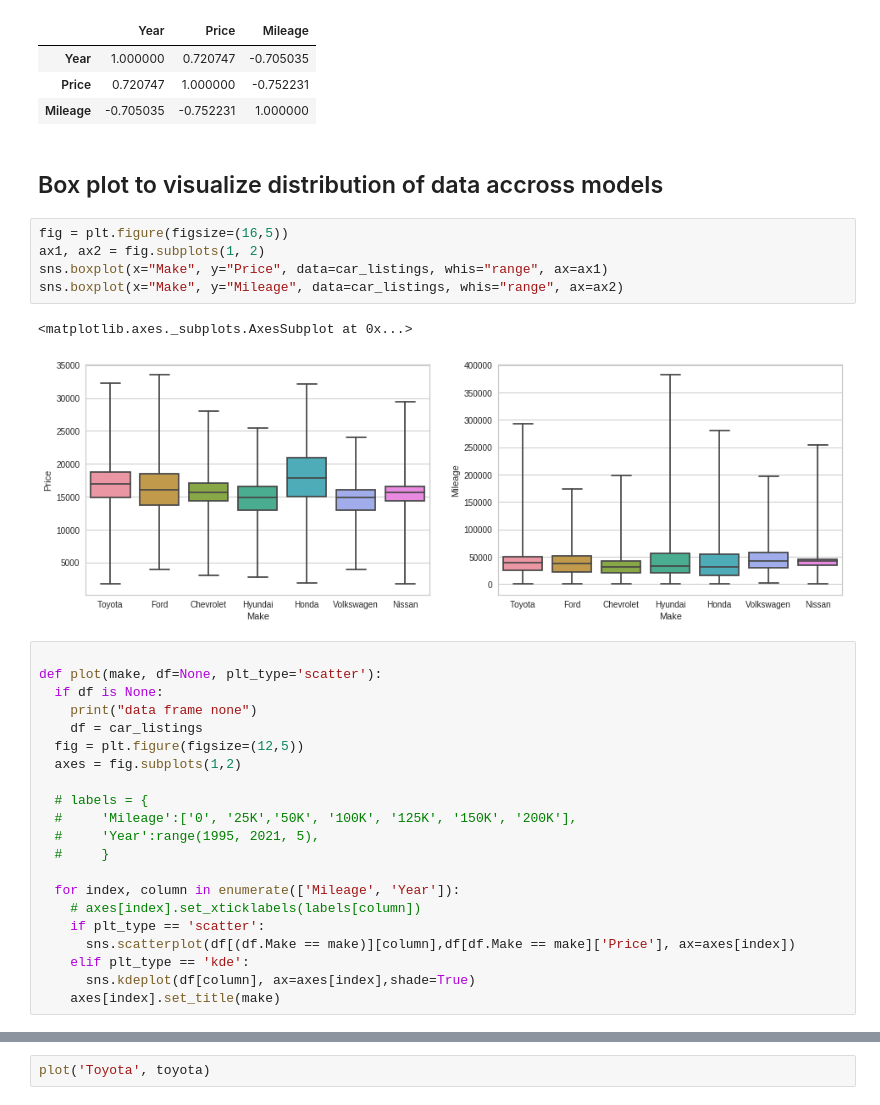
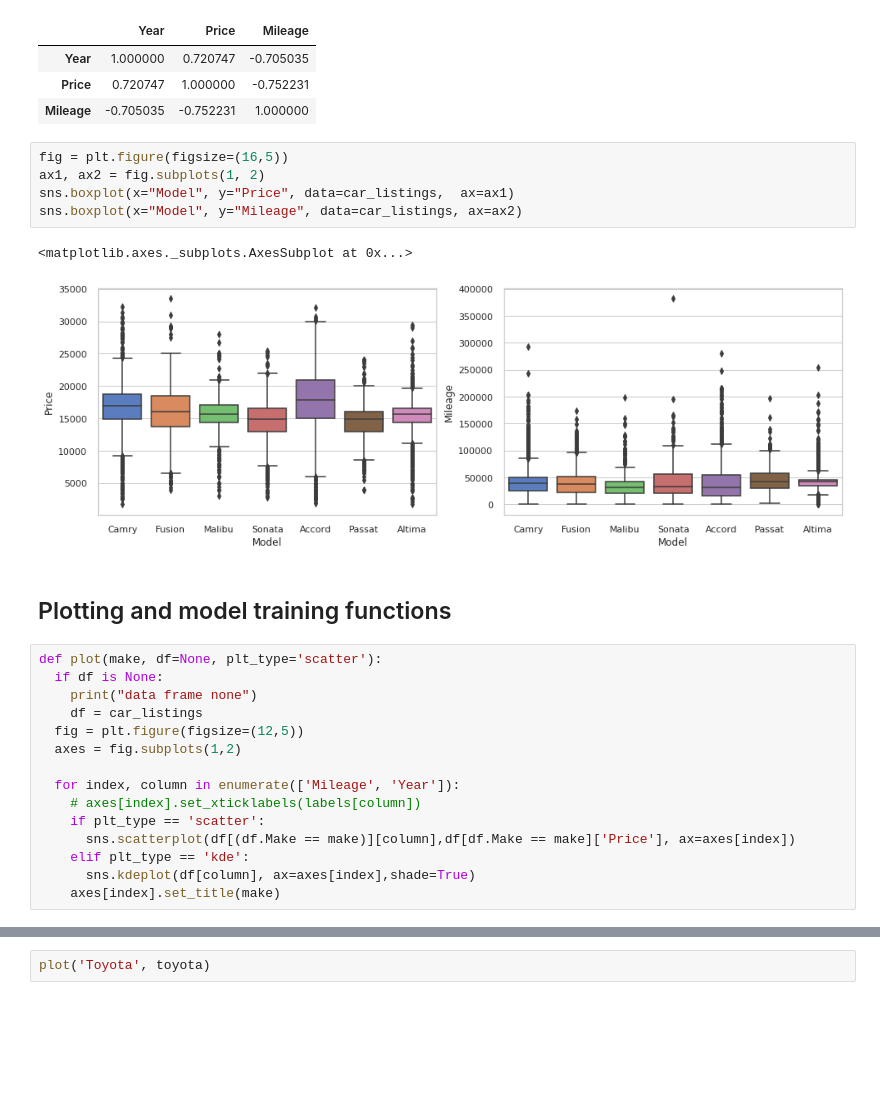
Before and after one commit to mEyob/linear-regression-car-price, a Jupyter notebook: analysis.ipynb, the cells around one changed output, grey strips where cells are left out. Cells and saved outputs as stored; diff of their text form; blank space fills up the shorter version.

```diff
--- a/analysis.ipynb
+++ b/analysis.ipynb
@@ -169,29 +142,23 @@ car_listings.corr()
 | Year | 1.000000 | 0.720747 | -0.705035 |
 | Price | 0.720747 | 1.000000 | -0.752231 |
 | Mileage | -0.705035 | -0.752231 | 1.000000 |
-# %% [markdown]
-## Box plot to visualize distribution of data accross models
 # %%
 fig = plt.figure(figsize=(16,5))
 ax1, ax2 = fig.subplots(1, 2)
-sns.boxplot(x="Make", y="Price", data=car_listings, whis="range", ax=ax1)
-sns.boxplot(x="Make", y="Mileage", data=car_listings, whis="range", ax=ax2)
+sns.boxplot(x="Model", y="Price", data=car_listings,  ax=ax1)
+sns.boxplot(x="Model", y="Mileage", data=car_listings, ax=ax2)
 # %% [output]
 <matplotlib.axes._subplots.AxesSubplot at 0x...>
-[figure, old version]
+[figure, new version]
+# %% [markdown]
+## Plotting and model training functions
 # %%
-
 def plot(make, df=None, plt_type='scatter'):
   if df is None:
     print("data frame none")
     df = car_listings
   fig = plt.figure(figsize=(12,5))
   axes = fig.subplots(1,2)
-
-  # labels = {
-  #     'Mileage':['0', '25K','50K', '100K', '125K', '150K', '200K'],
-  #     'Year':range(1995, 2021, 5),
-  #     }
 
   for index, column in enumerate(['Mileage', 'Year']):
     # axes[index].set_xticklabels(labels[column])
```
Also changed, not shown: parts of 100 cells of this notebook.
